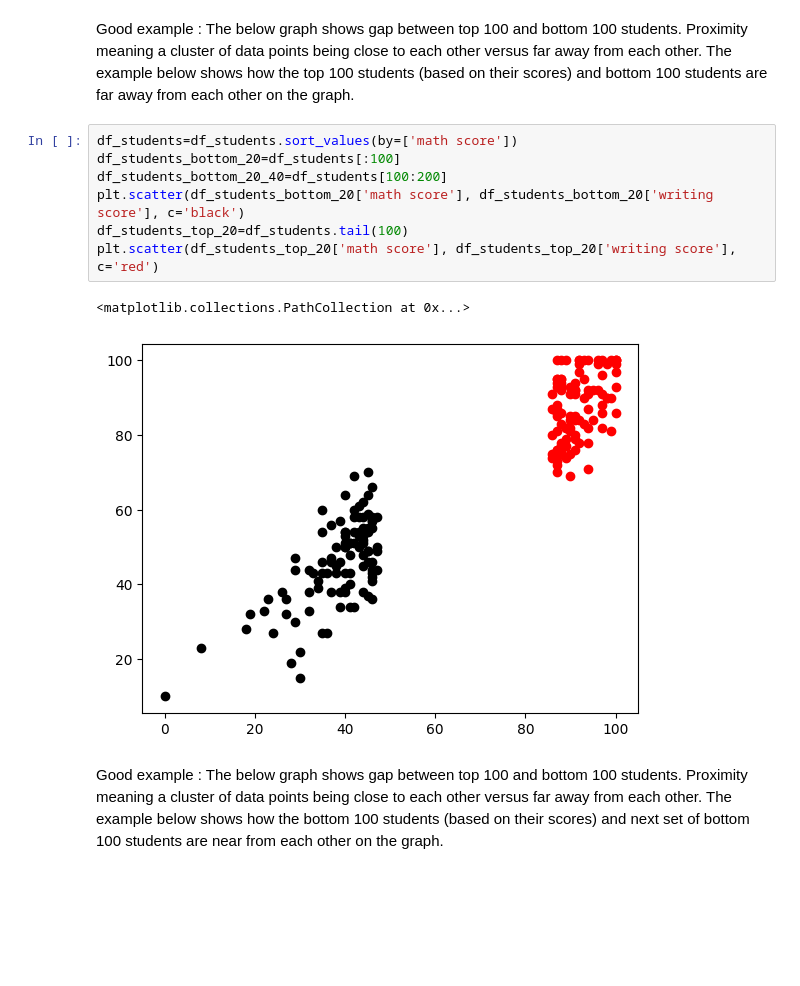
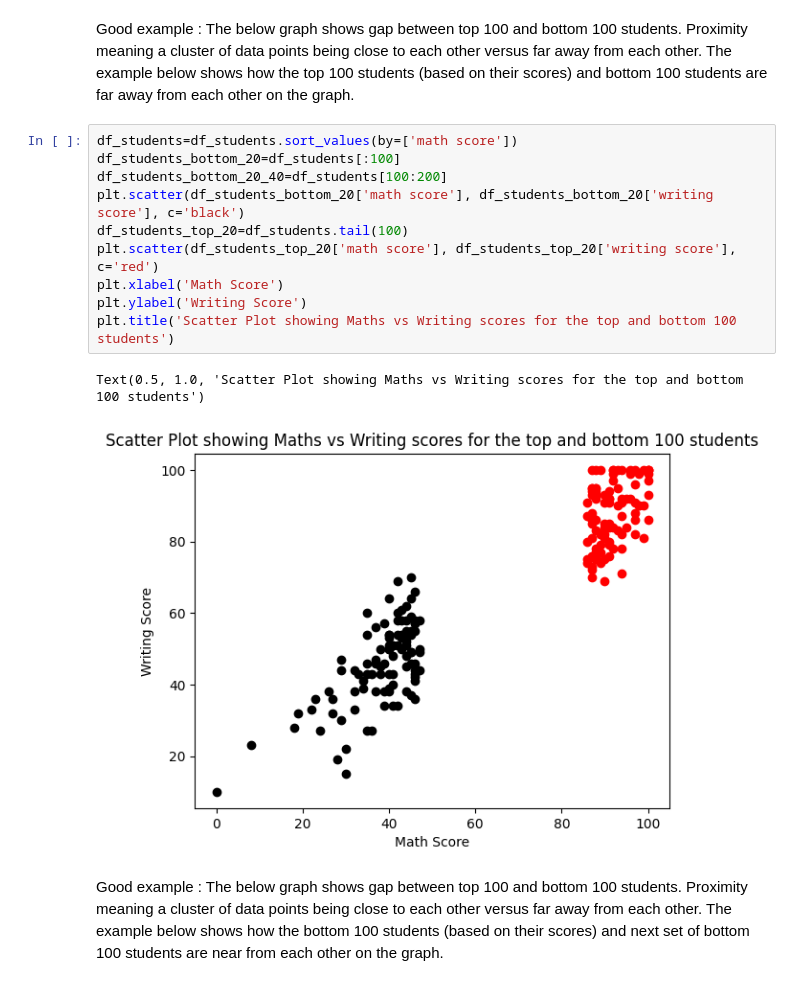
Before and after one commit to predinfer/project-gestalt, a Jupyter notebook: gestalt_2.ipynb, the cells around one changed output. Drawn from its saved outputs; the diff is of its cells as text; blank space fills up the shorter version.

Commit message:
added titles to plots

```diff
--- a/gestalt_2.ipynb
+++ b/gestalt_2.ipynb
@@ -82,13 +94,16 @@ Good example : The below graph shows gap between top 100 and bottom 100 students
 # %%
 df_students=df_students.sort_values(by=['math score'])
 df_students_bottom_20=df_students[:100]
 df_students_bottom_20_40=df_students[100:200]
 plt.scatter(df_students_bottom_20['math score'], df_students_bottom_20['writing score'], c='black')
 df_students_top_20=df_students.tail(100)
 plt.scatter(df_students_top_20['math score'], df_students_top_20['writing score'], c='red')
+plt.xlabel('Math Score')
+plt.ylabel('Writing Score')
+plt.title('Scatter Plot showing Maths vs Writing scores for the top and bottom 100 students')
 # %% [output]
-<matplotlib.collections.PathCollection at 0x...>
+Text(0.5, 1.0, 'Scatter Plot showing Maths vs Writing scores for the top and bottom 100 students')
-[figure, old version]
+[figure, new version]
 # %% [markdown]
 Good example : The below graph shows gap between top 100 and bottom 100 students. Proximity meaning a cluster of data points being close to each other versus far away from each other. The example below shows how the bottom 100 students (based on their scores) and next set of bottom 100 students are near from each other on the graph.
 # %%
```
Also changed, not shown: parts of 6 cells of this notebook.
